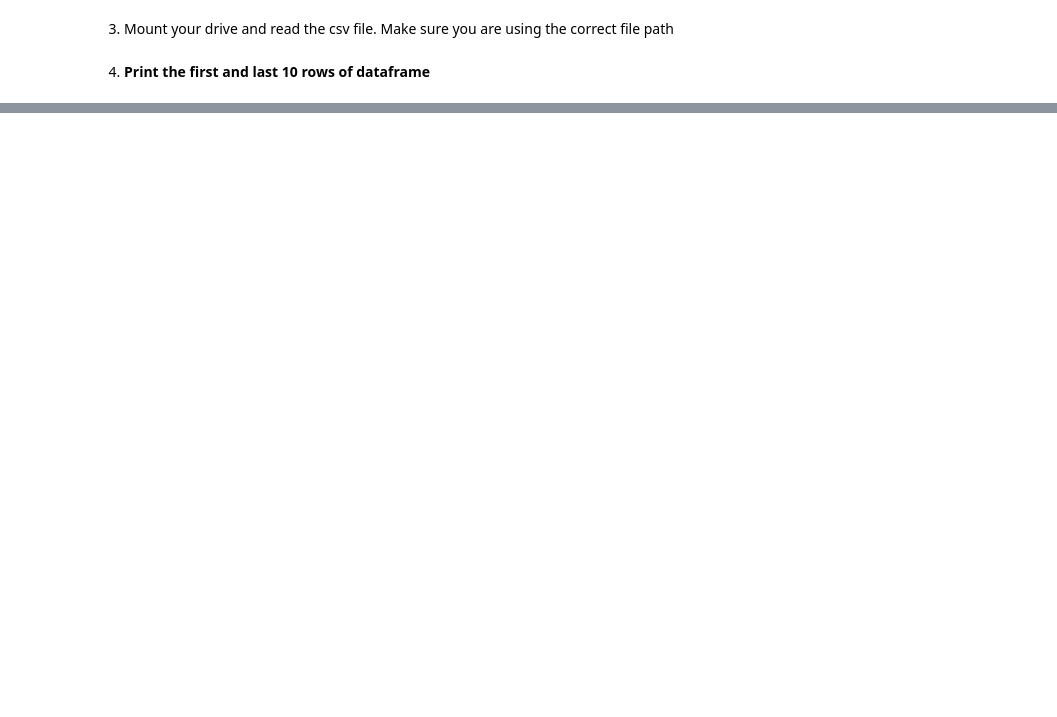
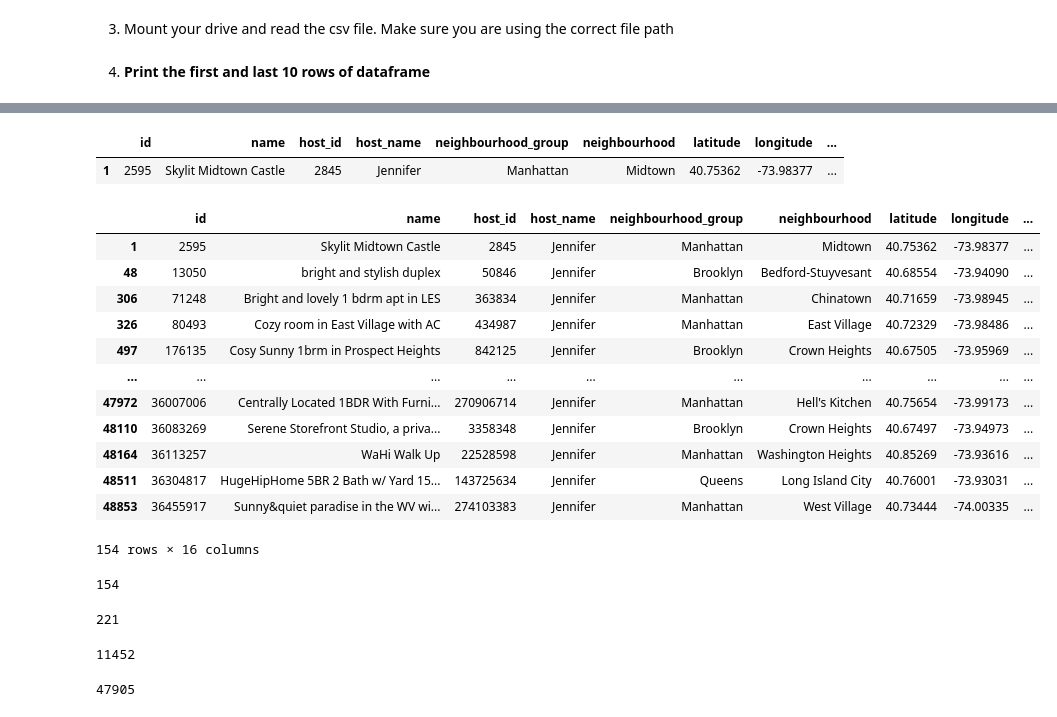
Before and after one commit to Amitpandeycoder/Airbnb-Capstone-Project, a Jupyter notebook: Airbnb_Bookings_Analysis_Capstone_Project.ipynb, the cells around one changed output, grey strips where cells are left out. Drawn from its saved outputs; the diff is of its cells as text; code cells hidden in the pictures; blank space fills up the shorter version.

```diff
--- a/Airbnb_Bookings_Analysis_Capstone_Project.ipynb
+++ b/Airbnb_Bookings_Analysis_Capstone_Project.ipynb
@@ -69,0 +140,38 @@ df.tail(10)
+# %%
+#looking out for categorical variables
+df.loc[df['name']=='Skylit Midtown Castle']
+# %% [output]
+|  | id | name | host_id | host_name | neighbourhood_group | neighbourhood | latitude | longitude | ... |
+| 1 | 2595 | Skylit Midtown Castle | 2845 | Jennifer | Manhattan | Midtown | 40.75362 | -73.98377 | ... |
+# %%
+df[df['host_name']=='Jennifer'] #experimenting
+# %% [output]
+|  | id | name | host_id | host_name | neighbourhood_group | neighbourhood | latitude | longitude | ... |
+| 1 | 2595 | Skylit Midtown Castle | 2845 | Jennifer | Manhattan | Midtown | 40.75362 | -73.98377 | ... |
+| 48 | 13050 | bright and stylish duplex | 50846 | Jennifer | Brooklyn | Bedford-Stuyvesant | 40.68554 | -73.94090 | ... |
+| 306 | 71248 | Bright and lovely 1 bdrm apt in LES | 363834 | Jennifer | Manhattan | Chinatown | 40.71659 | -73.98945 | ... |
+| 326 | 80493 | Cozy room in East Village with AC | 434987 | Jennifer | Manhattan | East Village | 40.72329 | -73.98486 | ... |
+| 497 | 176135 | Cosy Sunny 1brm in Prospect Heights | 842125 | Jennifer | Brooklyn | Crown Heights | 40.67505 | -73.95969 | ... |
+| ... | ... | ... | ... | ... | ... | ... | ... | ... | ... |
+| 47972 | 36007006 | Centrally Located 1BDR With Furni... | 270906714 | Jennifer | Manhattan | Hell's Kitchen | 40.75654 | -73.99173 | ... |
+| 48110 | 36083269 | Serene Storefront Studio, a priva... | 3358348 | Jennifer | Brooklyn | Crown Heights | 40.67497 | -73.94973 | ... |
+| 48164 | 36113257 | WaHi Walk Up | 22528598 | Jennifer | Manhattan | Washington Heights | 40.85269 | -73.93616 | ... |
+| 48511 | 36304817 | HugeHipHome 5BR 2 Bath w/ Yard 15... | 143725634 | Jennifer | Queens | Long Island City | 40.76001 | -73.93031 | ... |
+| 48853 | 36455917 | Sunny&quiet paradise in the WV wi... | 274103383 | Jennifer | Manhattan | West Village | 40.73444 | -74.00335 | ... |
+154 rows × 16 columns
+# %%
+df[df['host_name']=='Jennifer']['name'].nunique()
+# %% [output]
+154
+# %%
+df['neighbourhood'].nunique() #looks this can be a categorical var too. lets check as well
+# %% [output]
+221
+# %%
+df['host_name'].nunique() #unique hosts
+# %% [output]
+11452
+# %%
+df['name'].nunique() #unique listings
+# %% [output]
+47905
```
Also changed, not shown: parts of 35 cells of this notebook.
